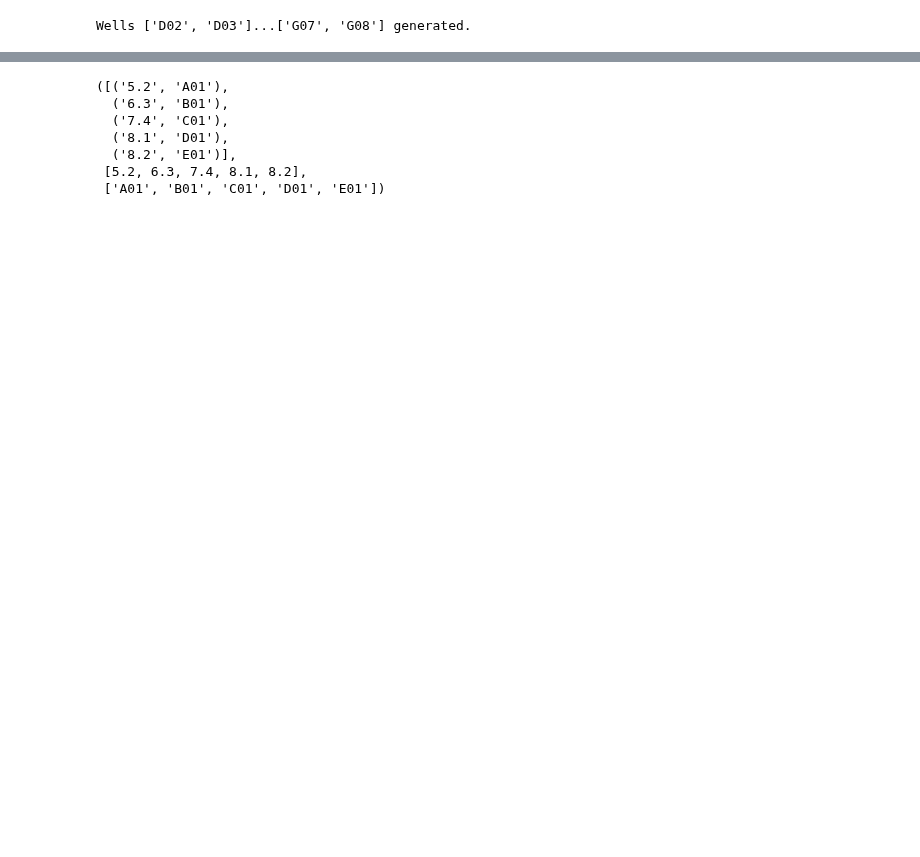
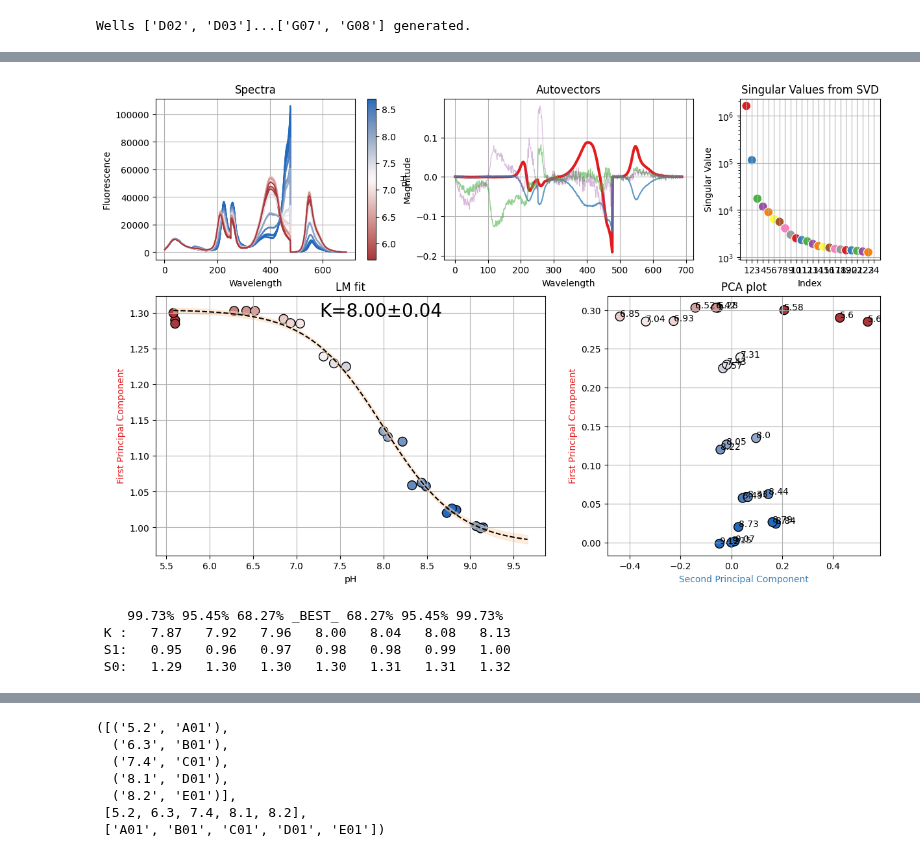
Before and after one commit to darosio/ClopHfit, a Jupyter notebook: docs/tutorials/prenspire.ipynb, the cells around one changed output, grey strips where cells are left out. Cells and saved outputs as stored; diff of their text form; code cells hidden in the pictures; blank space fills up the shorter version.

```diff
--- a/docs/tutorials/prenspire.ipynb
+++ b/docs/tutorials/prenspire.ipynb
@@ -384,0 +103,23 @@ figure = f_svd(n1.titrations["H148G"][20.0]["pH_8.1"]["A"], "Cl")
+# %%
+titration = nn.titrations["NTT-G10"][20.0]["Cl_0.0"]
+# titration = nn.titrations['NTT-G10'][37.0]['Cl_0.0']
+
+prev_max = 0
+dfs = []  # List to hold adjusted DataFrames
+for label, df in titration.items():
+    df_adjusted = df.copy()  # To avoid modifying the original data
+    df_adjusted.index += prev_max - df_adjusted.index.min() + 1
+    prev_max = df_adjusted.index.max()
+    dfs.append(df_adjusted)
+# Concatenate all DataFrames in the list
+fg = pd.concat(dfs)
+figure, result = analyze_spectra(fg, "pH")
+# %% [output]
+[figure, added]
+# %%
+print(result.ci_report(ndigits=2, with_offset=False))
+# %% [output]
+    99.73% 95.45% 68.27% _BEST_ 68.27% 95.45% 99.73%
+ K :   7.87   7.92   7.96   8.00   8.04   8.08   8.13
+ S1:   0.95   0.96   0.97   0.98   0.98   0.99   1.00
+ S0:   1.29   1.30   1.30   1.30   1.31   1.31   1.32
```
Also changed, not shown: parts of 19 cells of this notebook, 11 other files.
